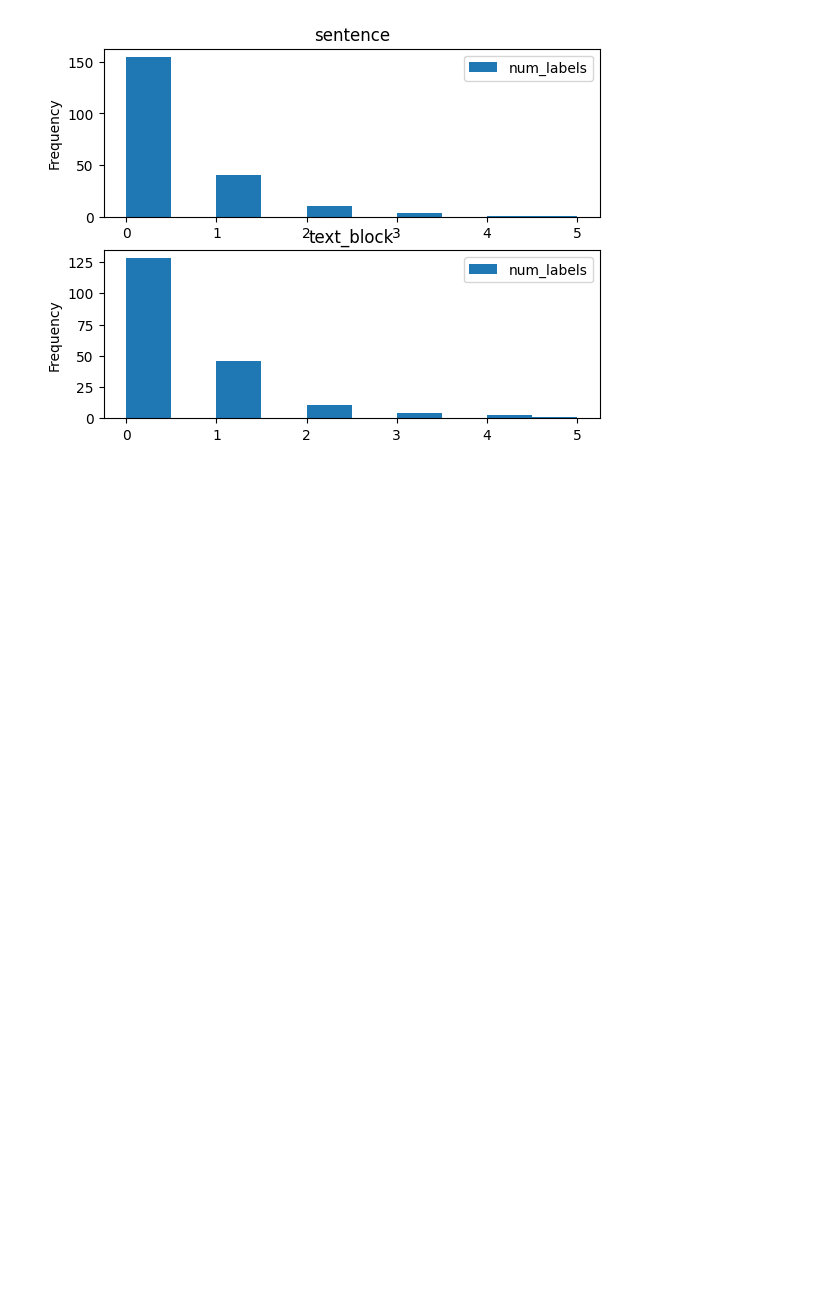
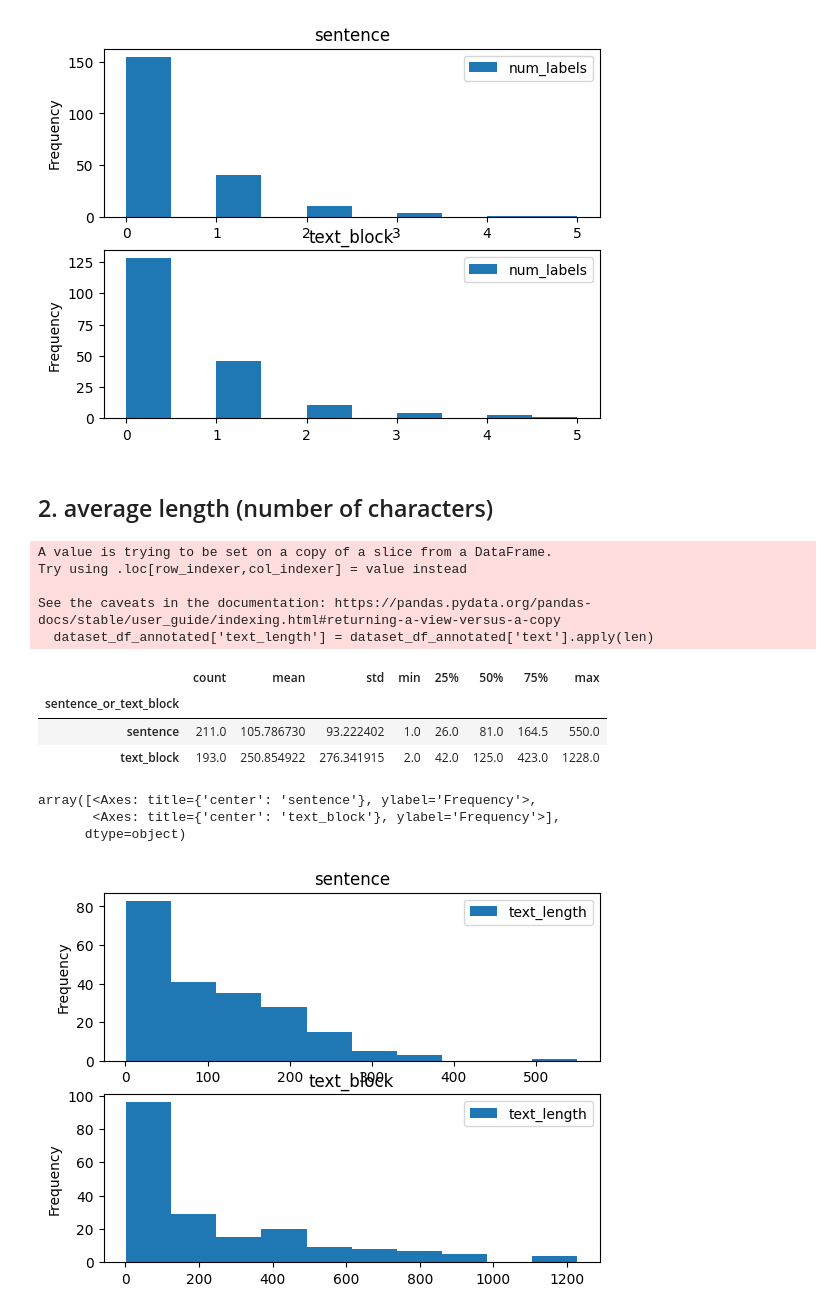
Before and after one commit to climatepolicyradar/global-stocktake, a Jupyter notebook: notebooks/argilla/sector-text-classifier/analyse-text-blocks-or-sentences.ipynb, the cells around one changed output. Cells and saved outputs as stored; diff of their text form; code cells hidden in the pictures; blank space fills up the shorter version.

Commit message:
add text length to sector notebook

```diff
--- a/notebooks/argilla/sector-text-classifier/analyse-text-blocks-or-sentences.ipynb
+++ b/notebooks/argilla/sector-text-classifier/analyse-text-blocks-or-sentences.ipynb
@@ -77,3 +79,29 @@ array([<Axes: title={'center': 'sentence'}, ylabel='Frequency'>,
        <Axes: title={'center': 'text_block'}, ylabel='Frequency'>],
       dtype=object)
 [figure]
+# %% [markdown]
+## 2. average length (number of characters)
+# %%
+dataset_df_annotated["text_length"] = dataset_df_annotated["text"].apply(len)
+# %% [output]
+A value is trying to be set on a copy of a slice from a DataFrame.
+Try using .loc[row_indexer,col_indexer] = value instead
+
+See the caveats in the documentation: https://pandas.pydata.org/pandas-docs/stable/user_guide/indexing.html#returning-a-view-versus-a-copy
+  dataset_df_annotated['text_length'] = dataset_df_annotated['text'].apply(len)
+# %%
+stats = dataset_df_annotated.groupby("sentence_or_text_block")["text_length"]
+display(stats.describe())
+
+dataset_df_annotated[["sentence_or_text_block", "text_length"]].plot(
+    by="sentence_or_text_block", kind="hist"
+)
+# %% [output]
+|  | count | mean | std | min | 25% | 50% | 75% | max |
+| sentence_or_text_block |  |  |  |  |  |  |  |  |
+| sentence | 211.0 | 105.786730 | 93.222402 | 1.0 | 26.0 | 81.0 | 164.5 | 550.0 |
+| text_block | 193.0 | 250.854922 | 276.341915 | 2.0 | 42.0 | 125.0 | 423.0 | 1228.0 |
+array([<Axes: title={'center': 'sentence'}, ylabel='Frequency'>,
+       <Axes: title={'center': 'text_block'}, ylabel='Frequency'>],
+      dtype=object)
+[figure, added]
```
Also changed, not shown: parts of 1 cell of this notebook.
